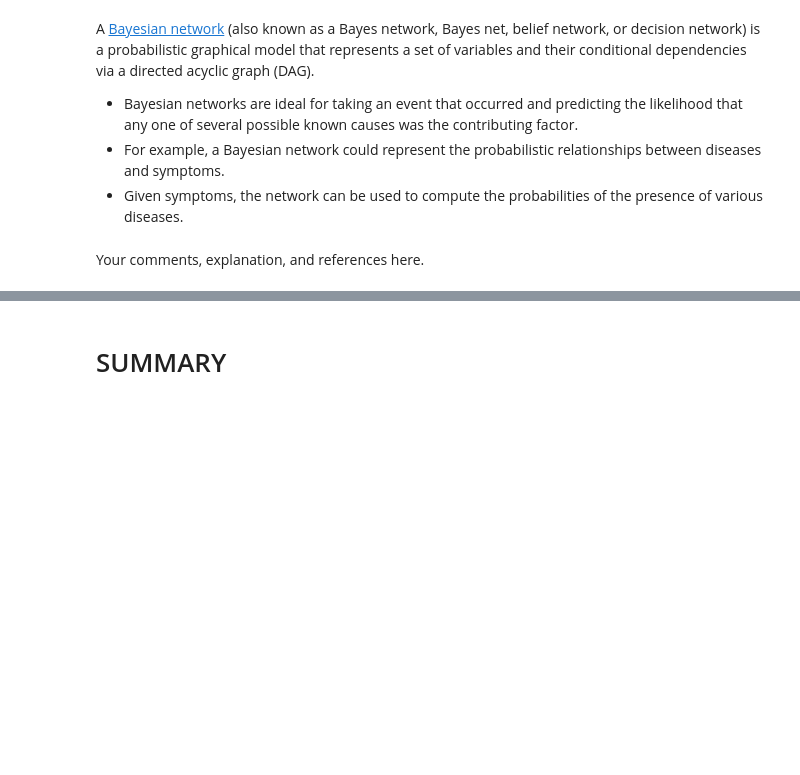
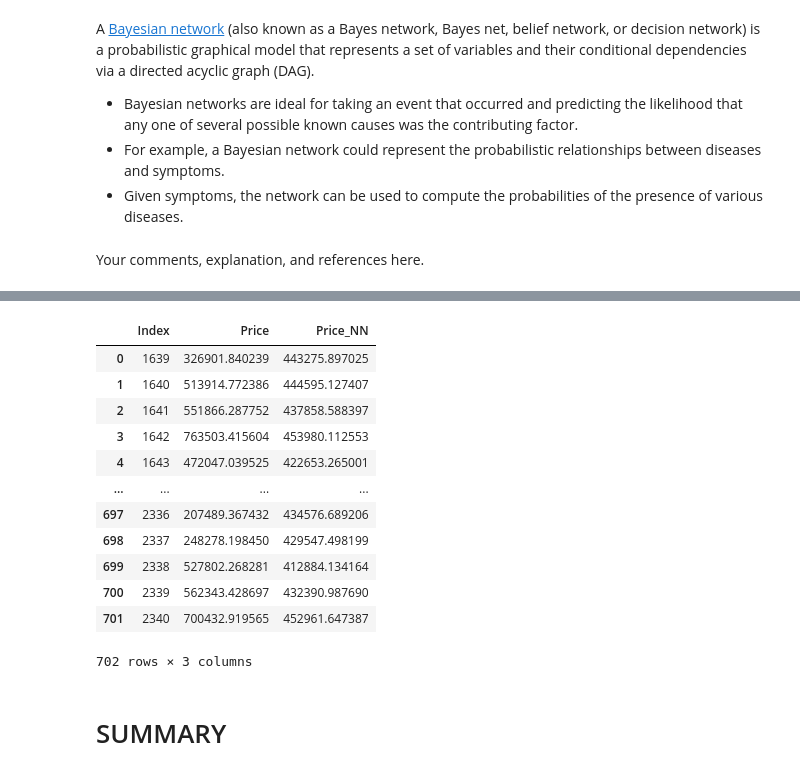
Before and after one commit to rb2022/ET5003_SEM1_2021-2, a Jupyter notebook: ET5003_Kaggle_RobertBarrett_20157347.ipynb, the cells around one changed output, grey strips where cells are left out. Saved outputs shown, nothing was run; the diff lists cells and outputs as text; code cells hidden in the pictures; blank space fills up the shorter version.

```diff
--- a/ET5003_Kaggle_RobertBarrett_20157347.ipynb
+++ b/ET5003_Kaggle_RobertBarrett_20157347.ipynb
@@ -851,0 +999,17 @@ Your comments, explanation, and references here.
+# %%
+# draw samples from variational posterior
+D = 702
+posterior = approx.sample(draws=D)
+# %%
+# add a column of ones to include an intercept in the model
+x2 = np.hstack([np.ones((X_test.shape[0],1)), X_test])
+
+y_pred = []
+for i in range(posterior['w_1'].shape[0]):
+    #inner layer
+    t1 = np.tanh(np.dot(posterior['w_1'][i,:,:].T,x2.T))
+    #outer layer
+    y_pred.append(np.dot(posterior['w_0'][i,:],t1))
+
+# predictions
+y_pred = np.array(y_pred)
@@ -851,0 +1020,23 @@ Your comments, explanation, and references here.
+# %%
+# prediction
+y_pred_BLR = np.exp(yscaler.inverse_transform(y_pred))[:,0]
+
+# Let's check how close these are to the Full Mdel Predictions (Piecewise Approach)
+df_1 = full_test_predictions.copy()
+df_2 = pd.DataFrame(y_pred_BLR, columns=['Price_NN'])
+full_test_predictions = pd.concat([df_1, df_2], axis=1)
+full_test_predictions
+# %% [output]
+|  | Index | Price | Price_NN |
+| 0 | 1639 | 326901.840239 | 443275.897025 |
+| 1 | 1640 | 513914.772386 | 444595.127407 |
+| 2 | 1641 | 551866.287752 | 437858.588397 |
+| 3 | 1642 | 763503.415604 | 453980.112553 |
+| 4 | 1643 | 472047.039525 | 422653.265001 |
+| ... | ... | ... | ... |
+| 697 | 2336 | 207489.367432 | 434576.689206 |
+| 698 | 2337 | 248278.198450 | 429547.498199 |
+| 699 | 2338 | 527802.268281 | 412884.134164 |
+| 700 | 2339 | 562343.428697 | 432390.987690 |
+| 701 | 2340 | 700432.919565 | 452961.647387 |
+702 rows × 3 columns
```
Also changed, not shown: parts of 32 cells of this notebook.
